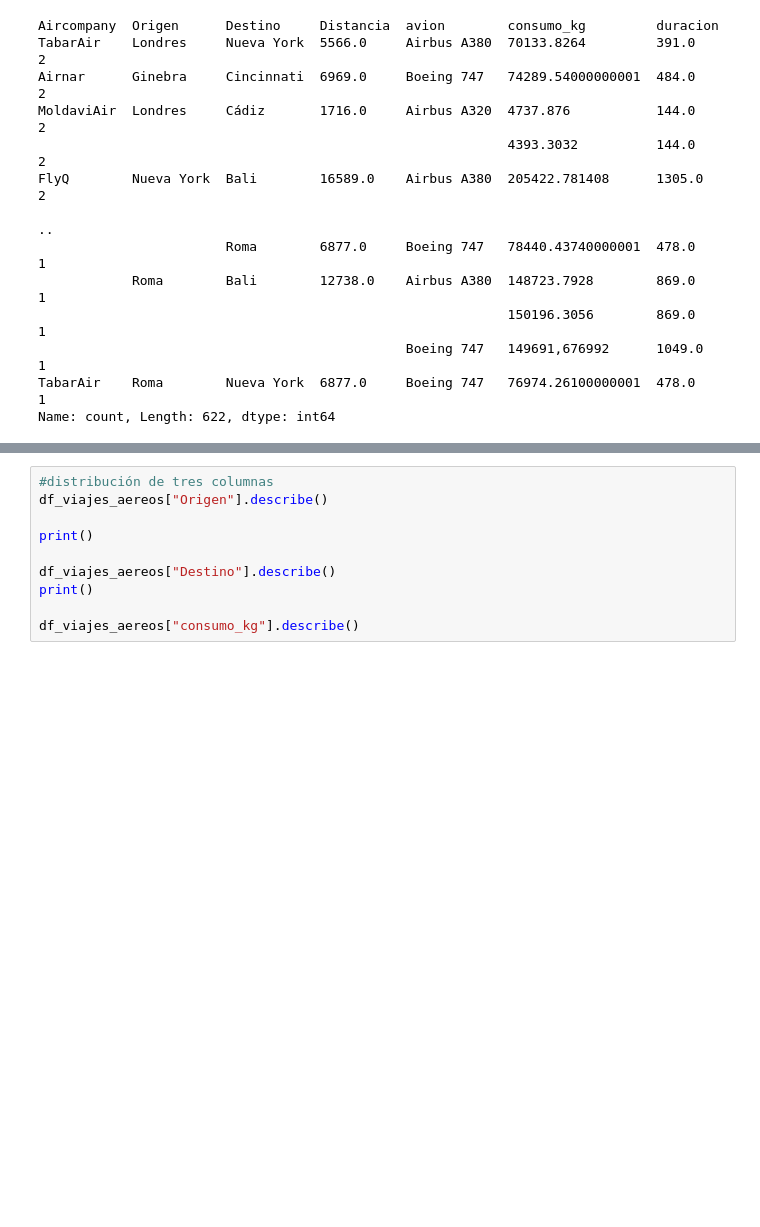
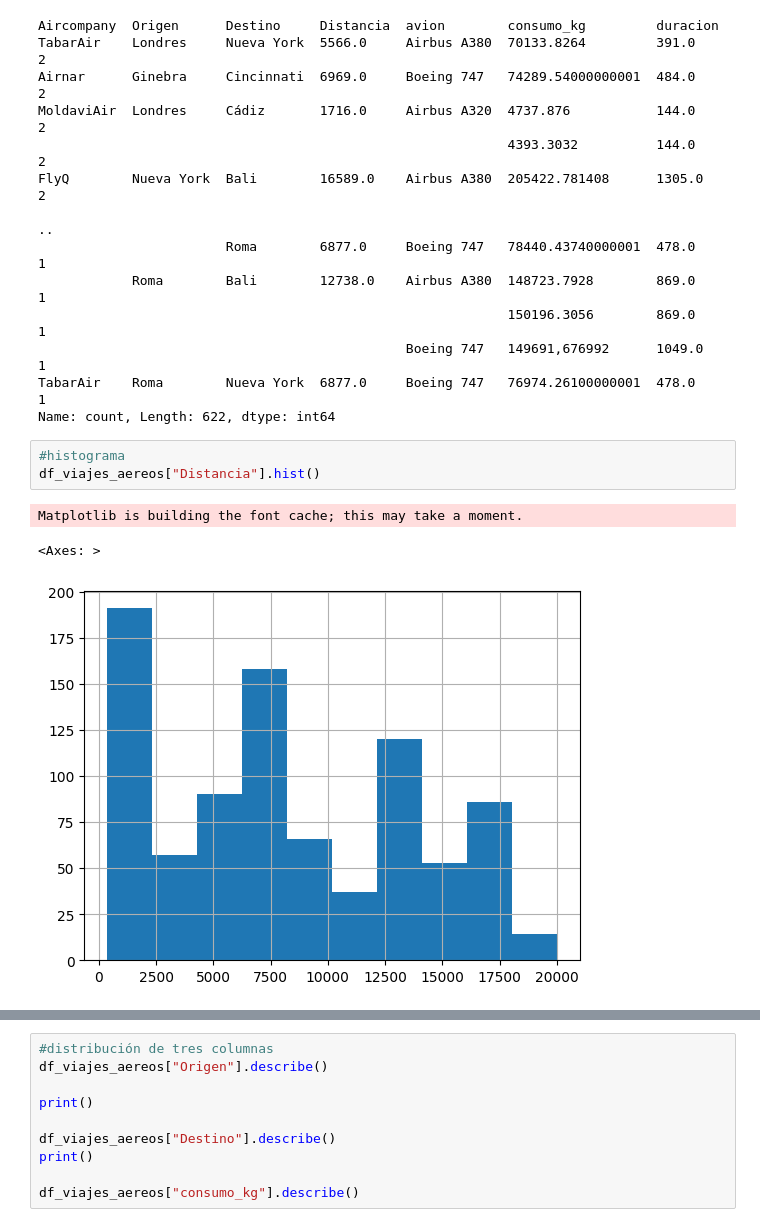
Before and after one commit to MariaRepository/ONLINE_DS_THEBRIDGE_MariaFernandez, a Jupyter notebook: 02_Programacion_y_Herramientas_Avanzadas/Sprint_04/Unidad_02/Practica_Obligatoria/18_Practica_Obligatoria_Pandas_II.ipynb, the cells around one changed output, grey strips where cells are left out. Saved outputs shown, nothing was run; the diff lists cells and outputs as text; blank space fills up the shorter version.

```diff
--- a/02_Programacion_y_Herramientas_Avanzadas/Sprint_04/Unidad_02/Practica_Obligatoria/18_Practica_Obligatoria_Pandas_II.ipynb
+++ b/02_Programacion_y_Herramientas_Avanzadas/Sprint_04/Unidad_02/Practica_Obligatoria/18_Practica_Obligatoria_Pandas_II.ipynb
@@ -66,3 +70,10 @@ FlyQ        Nueva York  Bali        16589.0    Airbus A380  205422.781408      1
                                                Boeing 747   149691,676992      1049.0      1
 TabarAir    Roma        Nueva York  6877.0     Boeing 747   76974.26100000001  478.0       1
 Name: count, Length: 622, dtype: int64
+# %%
+#histograma
+df_viajes_aereos["Distancia"].hist()
+# %% [output]
+Matplotlib is building the font cache; this may take a moment.
+<Axes: >
+[figure, added]
```
Also changed, not shown: parts of 16 cells of this notebook.
